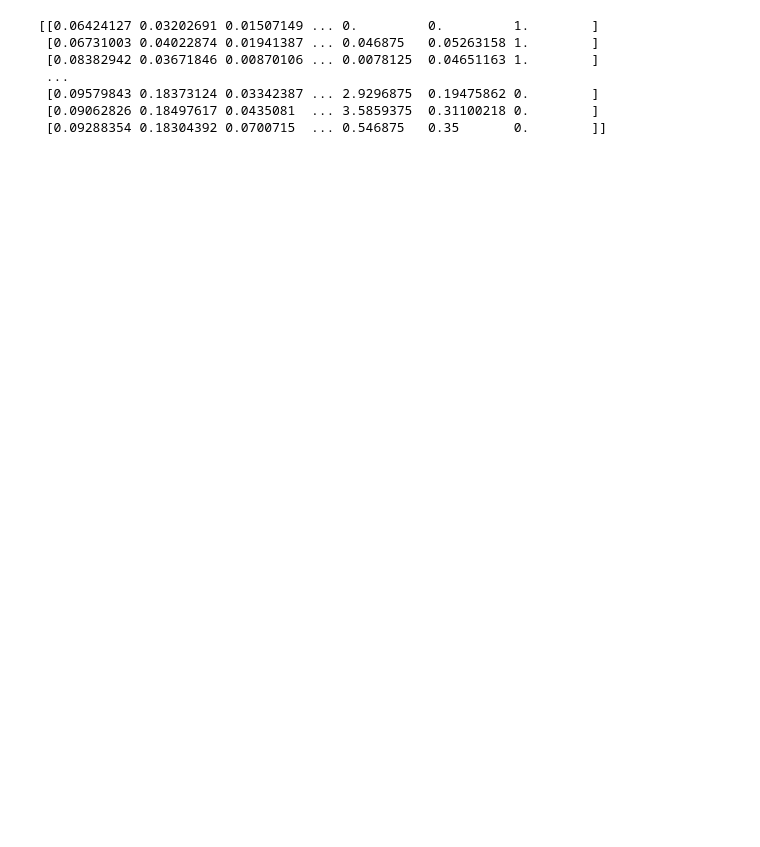
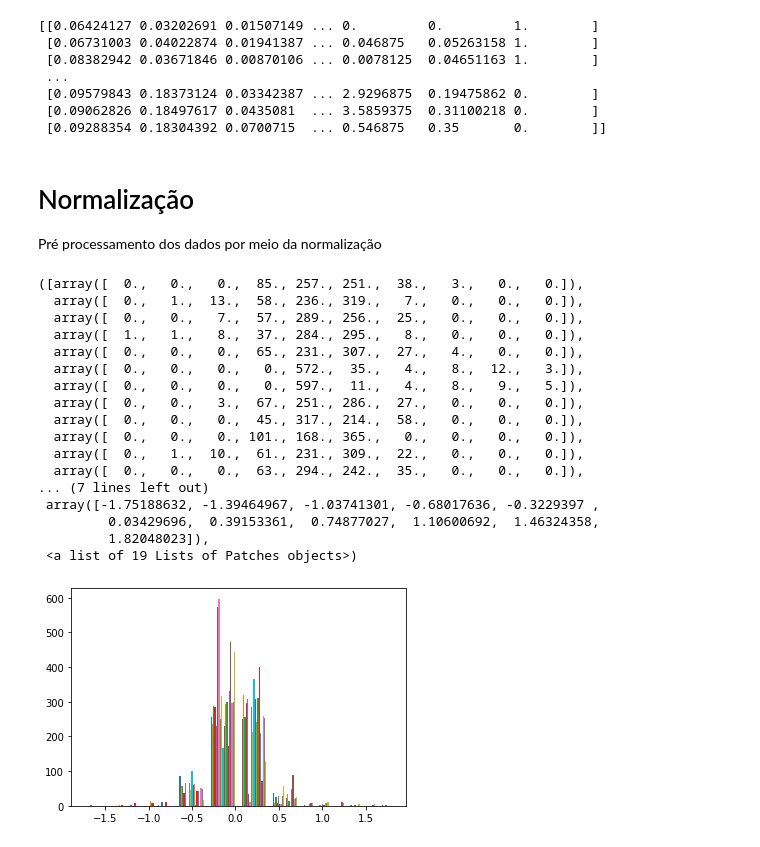
Before and after one commit to marinacer/EFC2, a Jupyter notebook: EFC2.ipynb, the cells around one changed output. Saved outputs shown, nothing was run; the diff lists cells and outputs as text; code cells hidden in the pictures; blank space fills up the shorter version.

```diff
--- a/EFC2.ipynb
+++ b/EFC2.ipynb
@@ -37,3 +41,6 @@ y = dados[:,-1:] #seleciona somente a última coluna
 y = y.ravel()
 
 Xtrain, Xtest, ytrain, ytest = train_test_split(X, y, test_size = 0.2, random_state = 0)
+# %% [markdown]
+# Normalização
+Pré processamento dos dados por meio da normalização
@@ -40 +54,22 @@ Xtrain, Xtest, ytrain, ytest = train_test_split(X, y, test_size = 0.2, random_st
+# %%
+plt.hist(Xtest_norm)
+# %% [output]
+([array([  0.,   0.,   0.,  85., 257., 251.,  38.,   3.,   0.,   0.]),
+  array([  0.,   1.,  13.,  58., 236., 319.,   7.,   0.,   0.,   0.]),
+  array([  0.,   0.,   7.,  57., 289., 256.,  25.,   0.,   0.,   0.]),
+  array([  1.,   1.,   8.,  37., 284., 295.,   8.,   0.,   0.,   0.]),
+  array([  0.,   0.,   0.,  65., 231., 307.,  27.,   4.,   0.,   0.]),
+  array([  0.,   0.,   0.,   0., 572.,  35.,   4.,   8.,  12.,   3.]),
+  array([  0.,   0.,   0.,   0., 597.,  11.,   4.,   8.,   9.,   5.]),
+  array([  0.,   0.,   3.,  67., 251., 286.,  27.,   0.,   0.,   0.]),
+  array([  0.,   0.,   0.,  45., 317., 214.,  58.,   0.,   0.,   0.]),
+  array([  0.,   0.,   0., 101., 168., 365.,   0.,   0.,   0.,   0.]),
+  array([  0.,   1.,  10.,  61., 231., 309.,  22.,   0.,   0.,   0.]),
+  array([  0.,   0.,   0.,  63., 294., 242.,  35.,   0.,   0.,   0.]),
+... (7 lines left out)
+ array([-1.75188632, -1.39464967, -1.03741301, -0.68017636, -0.3229397 ,
+         0.03429696,  0.39153361,  0.74877027,  1.10600692,  1.46324358,
+         1.82048023]),
+ <a list of 19 Lists of Patches objects>)
+[figure, added]
 # %%
```
Also changed, not shown: parts of 20 cells of this notebook.
